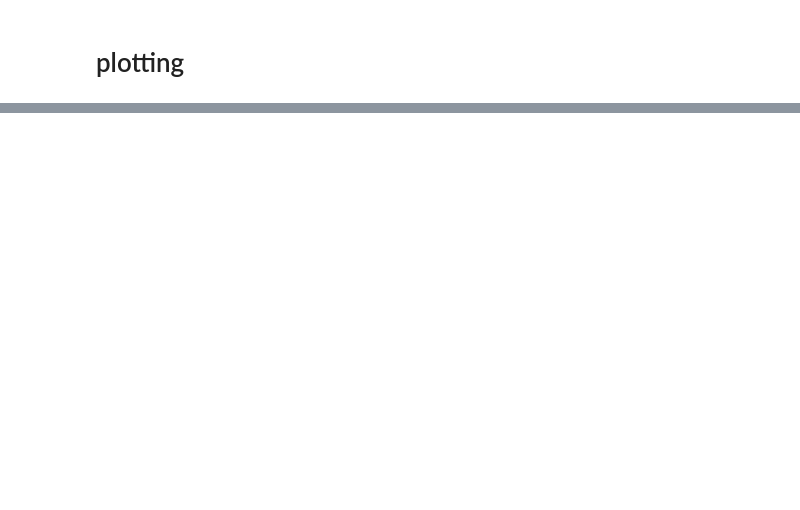
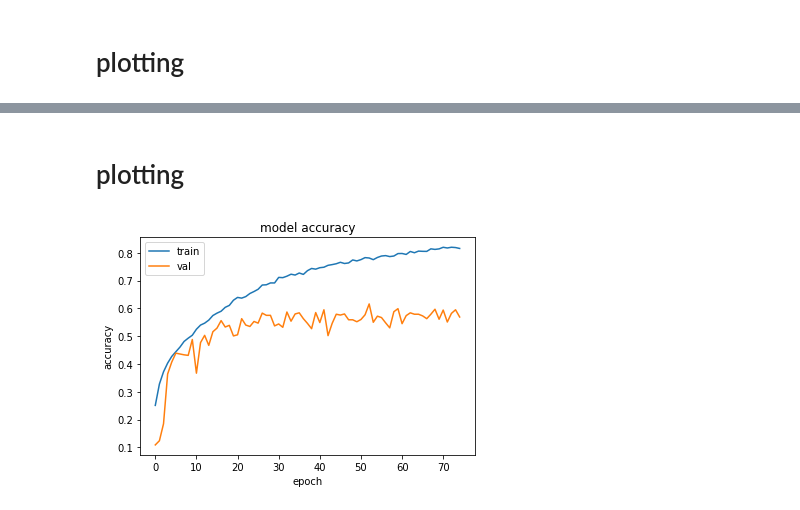
Before and after one commit to RichardDev01/MachineLearningSchool, a Jupyter notebook: Code/P5/P5 Convolutioneel neuraal netwerk.ipynb, the cells around one changed output, grey strips where cells are left out. Drawn from its saved outputs; the diff is of its cells as text; code cells hidden in the pictures; blank space fills up the shorter version.

```diff
--- a/Code/P5/P5 Convolutioneel neuraal netwerk.ipynb
+++ b/Code/P5/P5 Convolutioneel neuraal netwerk.ipynb
@@ -214,0 +218,25 @@ _________________________________________________________________
+# %%
+model_fancy_aug = Sequential()
+# Input layer
+model_fancy_aug.add(Conv2D(filters = 32, kernel_size =(3,3), padding='same', input_shape=(32, 32, 3)))
+model_fancy_aug.add(Activation('relu'))
+model_fancy_aug.add(BatchNormalization())
+model_fancy_aug.add(MaxPooling2D(pool_size=(2,2)))
+model_fancy_aug.add(Dropout(0.2))
+
+# 2e layer
+model_fancy_aug.add(Conv2D(filters = 64, kernel_size = (3,3), padding='same'))
+model_fancy_aug.add(Activation('relu'))
+model_fancy_aug.add(BatchNormalization())
+model_fancy_aug.add(MaxPooling2D(pool_size=(2,2)))
+model_fancy_aug.add(Dropout(0.3))
+
+# 3e Layer
+model_fancy_aug.add(Conv2D(filters = 128, kernel_size = (3,3), padding='same'))
+model_fancy_aug.add(Activation('relu'))
+model_fancy_aug.add(BatchNormalization())
+model_fancy_aug.add(MaxPooling2D(pool_size=(2,2)))
+model_fancy_aug.add(Dropout(0.4))
+
+model_fancy_aug.add(Flatten())
+model_fancy_aug.add(Dense(10, activation='softmax'))
@@ -230,3 +280,5 @@ model_fancy.compile(loss="categorical_crossentropy", optimizer= 'adam', metrics=
+# %%
+model_fancy_aug.compile(loss="categorical_crossentropy", optimizer= 'adam', metrics=["accuracy"])
 # %% [markdown]
 # Train models
 # %% [markdown]
@@ -275,0 +330,2 @@ Epoch 100/100
+# %%
+history_fancy_aug  = model_fancy_aug.fit(X_test_augmented, Y_test_augmented, batch_size=64, epochs=75, validation_split=0.1)
@@ -363,0 +442,12 @@ dit is wel bijna 2x zo hoog als de baseline :)
+# %% [markdown]
+# plotting
+# %%
+plt.plot(history_fancy_aug.history['accuracy'])
+plt.plot(history_fancy_aug.history['val_accuracy'])
+plt.title('model accuracy')
+plt.ylabel('accuracy')
+plt.xlabel('epoch')
+plt.legend(['train', 'val'], loc='upper left')
+plt.show()
+# %% [output]
+[figure, added]
```
Also changed, not shown: parts of 30 cells of this notebook, 1 other file.
